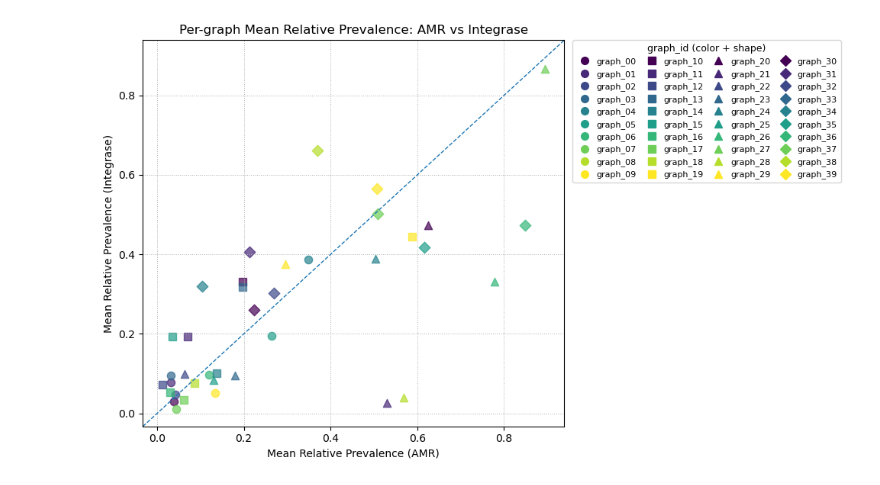
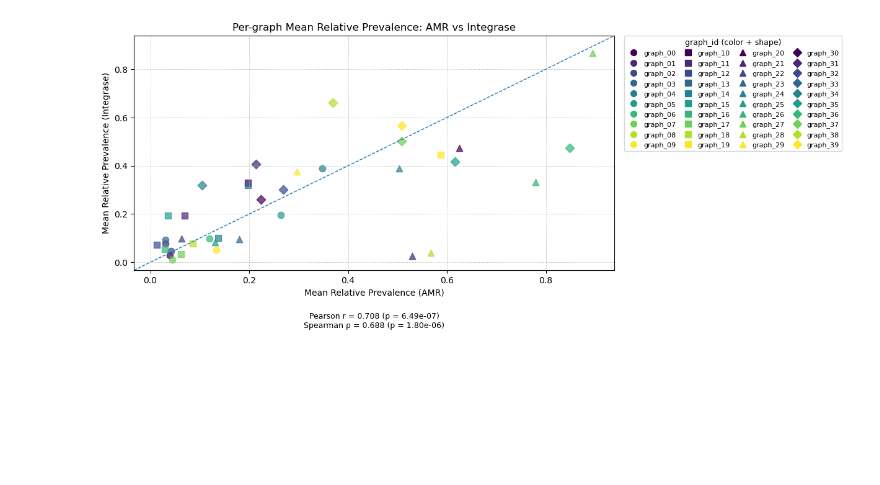
Before and after one commit to IngiumDev/bgc-subgraph-search, a Jupyter notebook: AMR_analysis/analyze_amr_integrase_node_prevalance.ipynb, the cells around one changed output. Cells and saved outputs as stored; diff of their text form; code cells hidden in the pictures; blank space fills up the shorter version.

Commit message:
feat(amr-analysis): add Pearson/Spearman correlation annotation to prevalence scatter plot

```diff
--- a/AMR_analysis/analyze_amr_integrase_node_prevalance.ipynb
+++ b/AMR_analysis/analyze_amr_integrase_node_prevalance.ipynb
@@ -170,6 +172,21 @@ for _, row in graph_mean_relative_prevalence_wide_df.iterrows():
 # y = x line
 x_vals = graph_mean_relative_prevalence_wide_df["MeanRelativePrevalence_AMR"].to_numpy()
 y_vals = graph_mean_relative_prevalence_wide_df["MeanRelativePrevalence_Integrase"].to_numpy()
+pearson_r, pearson_p = pearsonr(x_vals, y_vals)
+spearman_r, spearman_p = spearmanr(x_vals, y_vals)
+
+correlation_text = (
+    f"Pearson r = {pearson_r:.3f} (p = {pearson_p:.2e})\n"
+    f"Spearman ρ = {spearman_r:.3f} (p = {spearman_p:.2e})"
+)
+ax.text(
+    0.5, -0.18,
+    correlation_text,
+    transform=ax.transAxes,
+    ha="center",
+    va="top",
+    fontsize=9,
+)
 min_val = float(min(x_vals.min(), y_vals.min()))
 max_val = float(max(x_vals.max(), y_vals.max()))
 pad = (max_val - min_val) * 0.05 if max_val > min_val else 0.05
@@ -195,32 +212,32 @@ for graph_num in range(40):
     within_decade = graph_num % 10
 
     graph_style_legend_handles.append(
         Line2D(
             [0], [0],
             marker=decade_to_marker.get(decade, "o"),
             linestyle="None",
             markerfacecolor=ten_step_colors[within_decade],
             markeredgecolor=ten_step_colors[within_decade],
             markersize=7,
         )
     )
     graph_style_legend_labels.append(graph_id)
 
 ax.legend(
     handles=graph_style_legend_handles,
     labels=graph_style_legend_labels,
     title="graph_id (color + shape)",
     bbox_to_anchor=(1.02, 1),
     loc="upper left",
     borderaxespad=0,
     ncol=4,
     fontsize=8,
     title_fontsize=9,
     handletextpad=0.4,
     columnspacing=0.8,
 )
 
-plt.tight_layout()
+fig.subplots_adjust(bottom=0.25)  # makes room for the correlation text under the axis labels
 plt.show()
 # %% [output]
-[figure, old version]
+[figure, new version]
```
Also changed, not shown: parts of 1 cell of this notebook.
